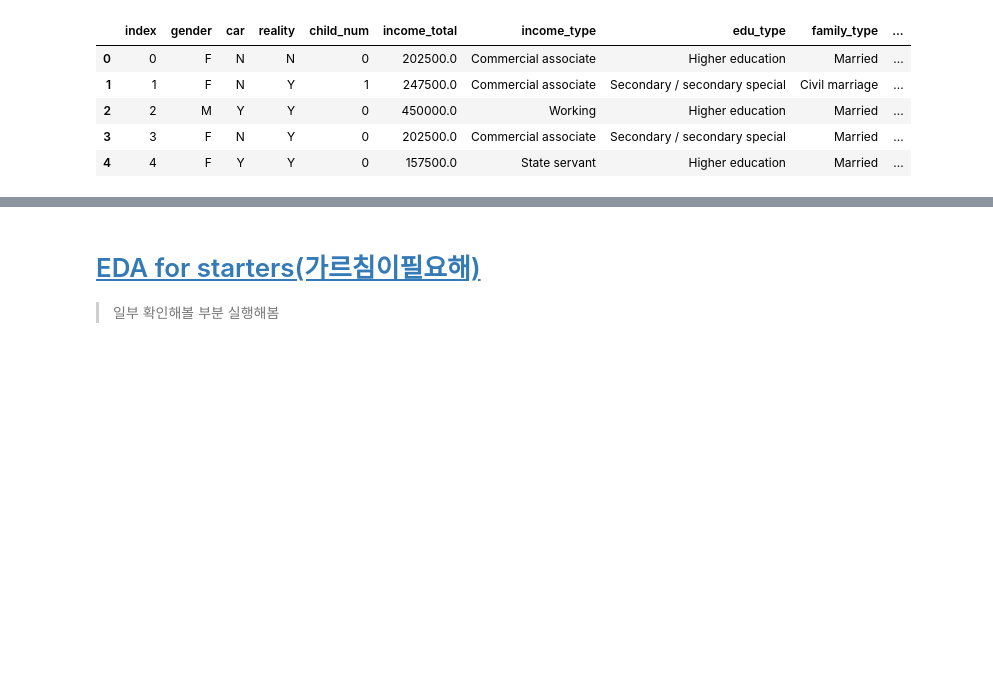
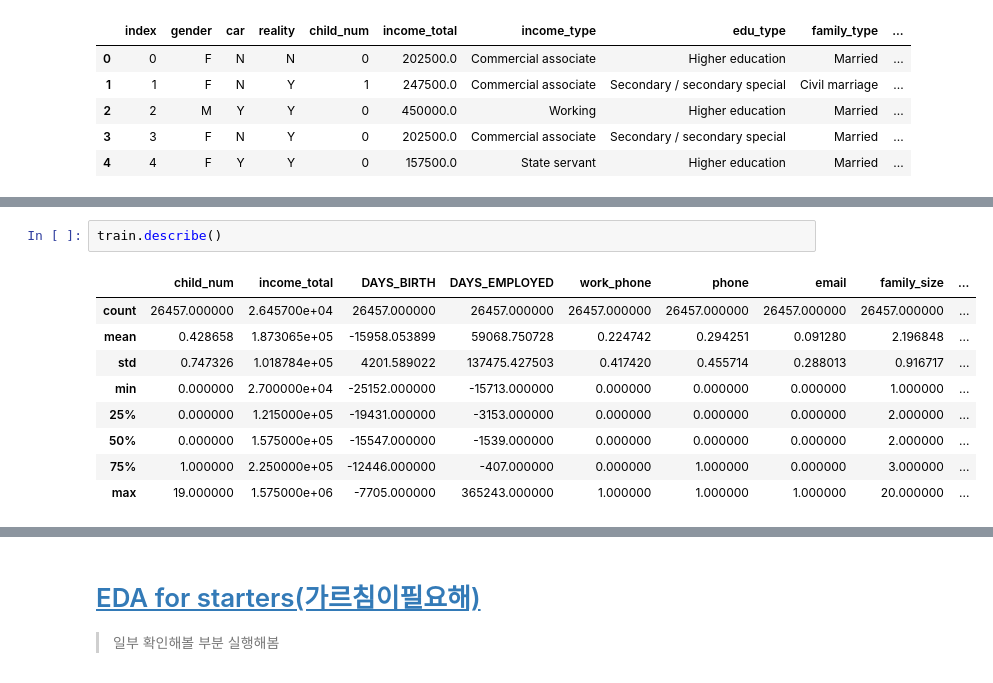
Before and after one commit to Sejong-Kaggle-Challengers/MAIN, a Jupyter notebook: [16-1]신용카드사용자연체예측AI경진대회/조영래/데이터확인.ipynb, the cells around one changed output, grey strips where cells are left out. Cells and saved outputs as stored; diff of their text form; blank space fills up the shorter version.

```diff
--- a/[16-1]신용카드사용자연체예측AI경진대회/조영래/데이터확인.ipynb
+++ b/[16-1]신용카드사용자연체예측AI경진대회/조영래/데이터확인.ipynb
@@ -111,0 +138,12 @@ len(train['index'].unique())ㅡ
+# %%
+train.describe()
+# %% [output]
+|  | child_num | income_total | DAYS_BIRTH | DAYS_EMPLOYED | work_phone | phone | email | family_size | ... |
+| count | 26457.000000 | 2.645700e+04 | 26457.000000 | 26457.000000 | 26457.000000 | 26457.000000 | 26457.000000 | 26457.000000 | ... |
+| mean | 0.428658 | 1.873065e+05 | -15958.053899 | 59068.750728 | 0.224742 | 0.294251 | 0.091280 | 2.196848 | ... |
+| std | 0.747326 | 1.018784e+05 | 4201.589022 | 137475.427503 | 0.417420 | 0.455714 | 0.288013 | 0.916717 | ... |
+| min | 0.000000 | 2.700000e+04 | -25152.000000 | -15713.000000 | 0.000000 | 0.000000 | 0.000000 | 1.000000 | ... |
+| 25% | 0.000000 | 1.215000e+05 | -19431.000000 | -3153.000000 | 0.000000 | 0.000000 | 0.000000 | 2.000000 | ... |
+| 50% | 0.000000 | 1.575000e+05 | -15547.000000 | -1539.000000 | 0.000000 | 0.000000 | 0.000000 | 2.000000 | ... |
+| 75% | 1.000000 | 2.250000e+05 | -12446.000000 | -407.000000 | 0.000000 | 1.000000 | 0.000000 | 3.000000 | ... |
+| max | 19.000000 | 1.575000e+06 | -7705.000000 | 365243.000000 | 1.000000 | 1.000000 | 1.000000 | 20.000000 | ... |
```
Also changed, not shown: parts of 12 cells of this notebook.
